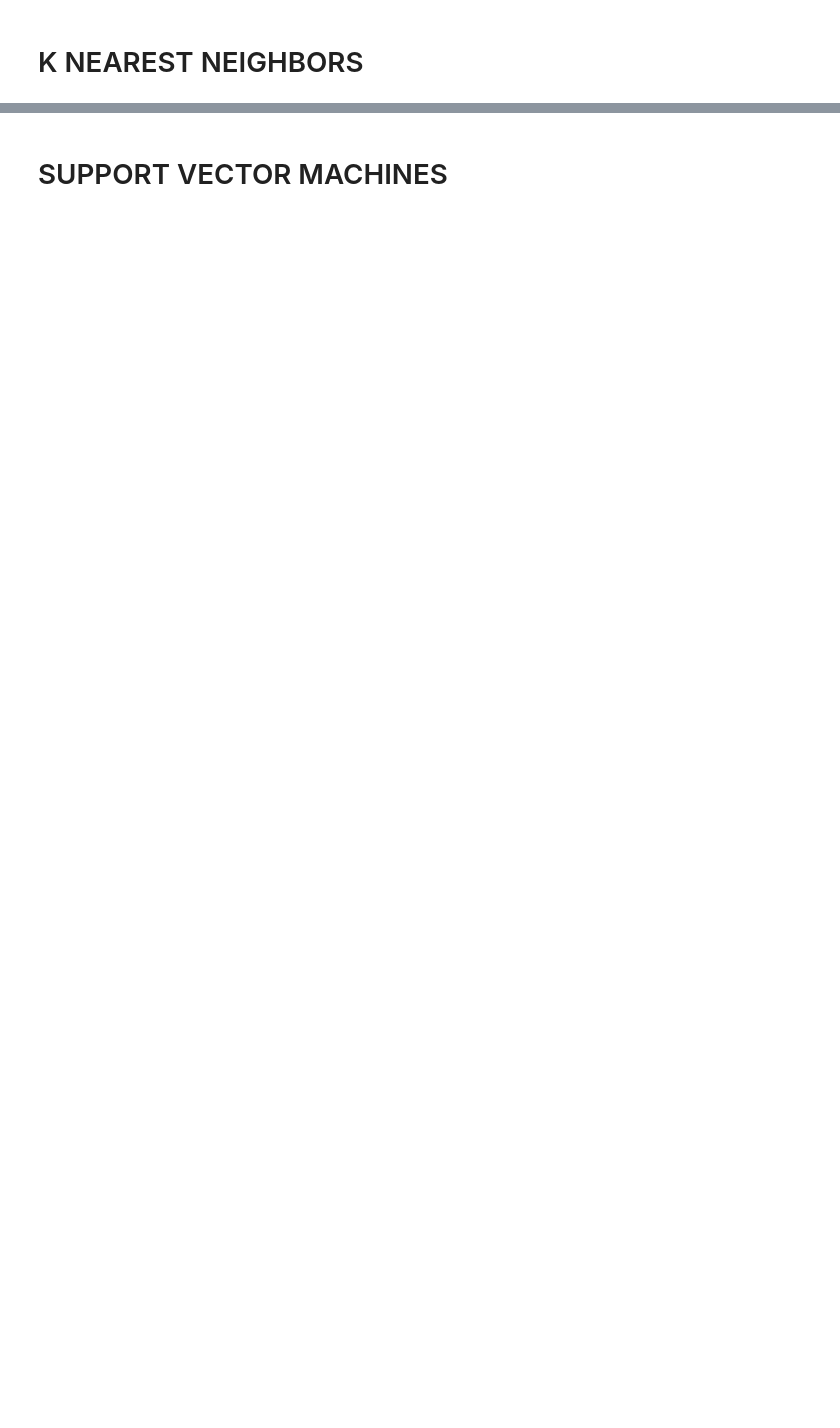
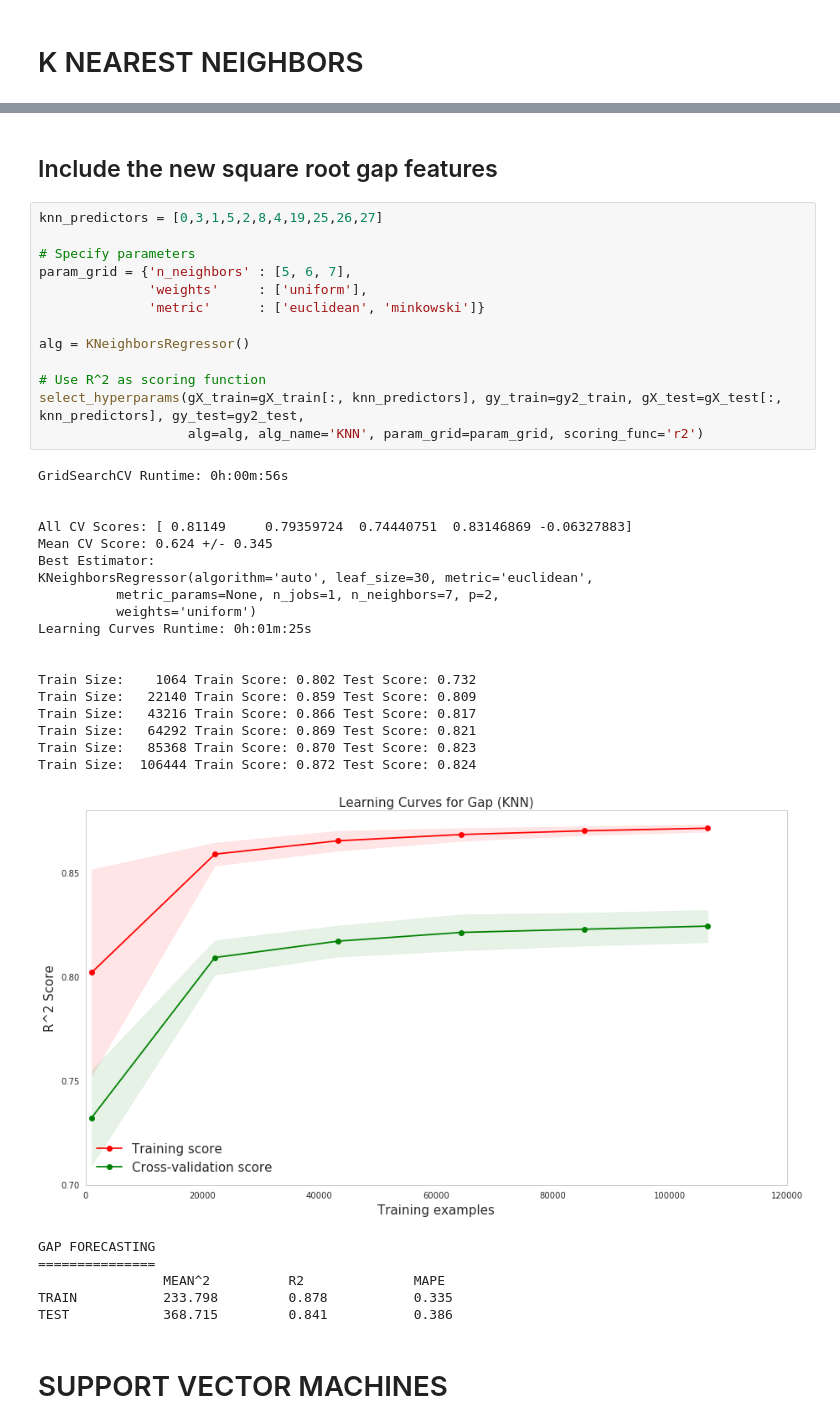
Before and after one commit to rvishakh/udacity, a Jupyter notebook: MLND/capstone/didi/implement_refine.ipynb, the cells around one changed output, grey strips where cells are left out. Saved outputs shown, nothing was run; the diff lists cells and outputs as text; blank space fills up the shorter version.

```diff
--- a/MLND/capstone/didi/implement_refine.ipynb
+++ b/MLND/capstone/didi/implement_refine.ipynb
@@ -633,5 +609,45 @@ GAP FORECASTING
                 MEAN^2          R2              MAPE
 TRAIN           220.446         0.885           0.347
 TEST            405.398         0.825           0.419
+# %% [markdown]
+## Include the new square root gap features
+# %%
+knn_predictors = [0,3,1,5,2,8,4,19,25,26,27]
+
+# Specify parameters
+param_grid = {'n_neighbors' : [5, 6, 7],
+              'weights'     : ['uniform'],
+              'metric'      : ['euclidean', 'minkowski']}
+
+alg = KNeighborsRegressor()
+
+# Use R^2 as scoring function
+select_hyperparams(gX_train=gX_train[:, knn_predictors], gy_train=gy2_train, gX_test=gX_test[:, knn_predictors], gy_test=gy2_test,
+                   alg=alg, alg_name='KNN', param_grid=param_grid, scoring_func='r2')
+# %% [output]
+GridSearchCV Runtime: 0h:00m:56s
+
+
+All CV Scores: [ 0.81149     0.79359724  0.74440751  0.83146869 -0.06327883]
+Mean CV Score: 0.624 +/- 0.345
+Best Estimator:
+KNeighborsRegressor(algorithm='auto', leaf_size=30, metric='euclidean',
+          metric_params=None, n_jobs=1, n_neighbors=7, p=2,
+          weights='uniform')
+Learning Curves Runtime: 0h:01m:25s
+
+
+Train Size:    1064 Train Score: 0.802 Test Score: 0.732
+Train Size:   22140 Train Score: 0.859 Test Score: 0.809
+Train Size:   43216 Train Score: 0.866 Test Score: 0.817
+Train Size:   64292 Train Score: 0.869 Test Score: 0.821
+Train Size:   85368 Train Score: 0.870 Test Score: 0.823
+Train Size:  106444 Train Score: 0.872 Test Score: 0.824
+[figure, added]
+GAP FORECASTING
+===============
+                MEAN^2          R2              MAPE
+TRAIN           233.798         0.878           0.335
+TEST            368.715         0.841           0.386
 # %% [markdown]
 # SUPPORT VECTOR MACHINES
```
Also changed, not shown: parts of 26 cells of this notebook.
